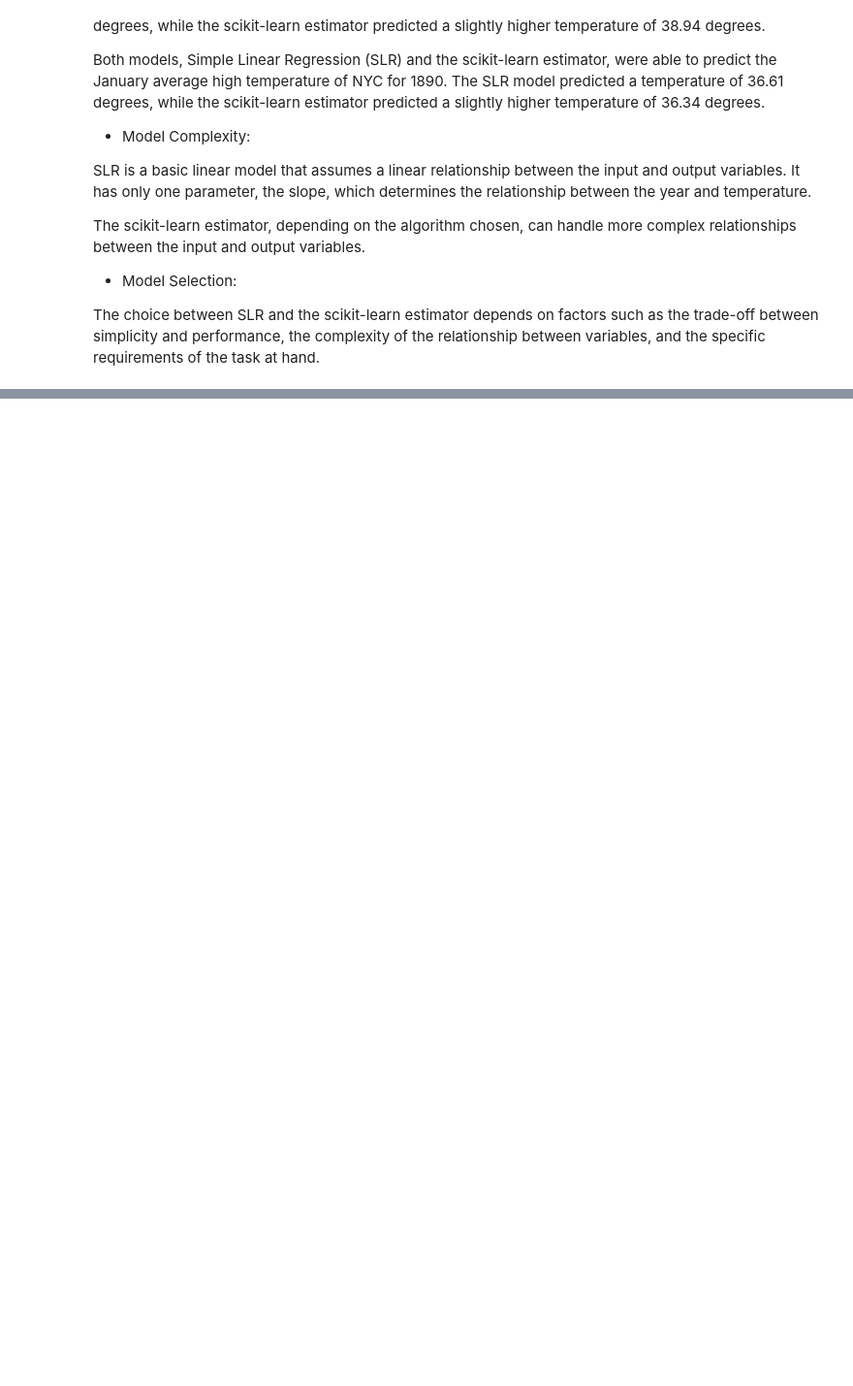
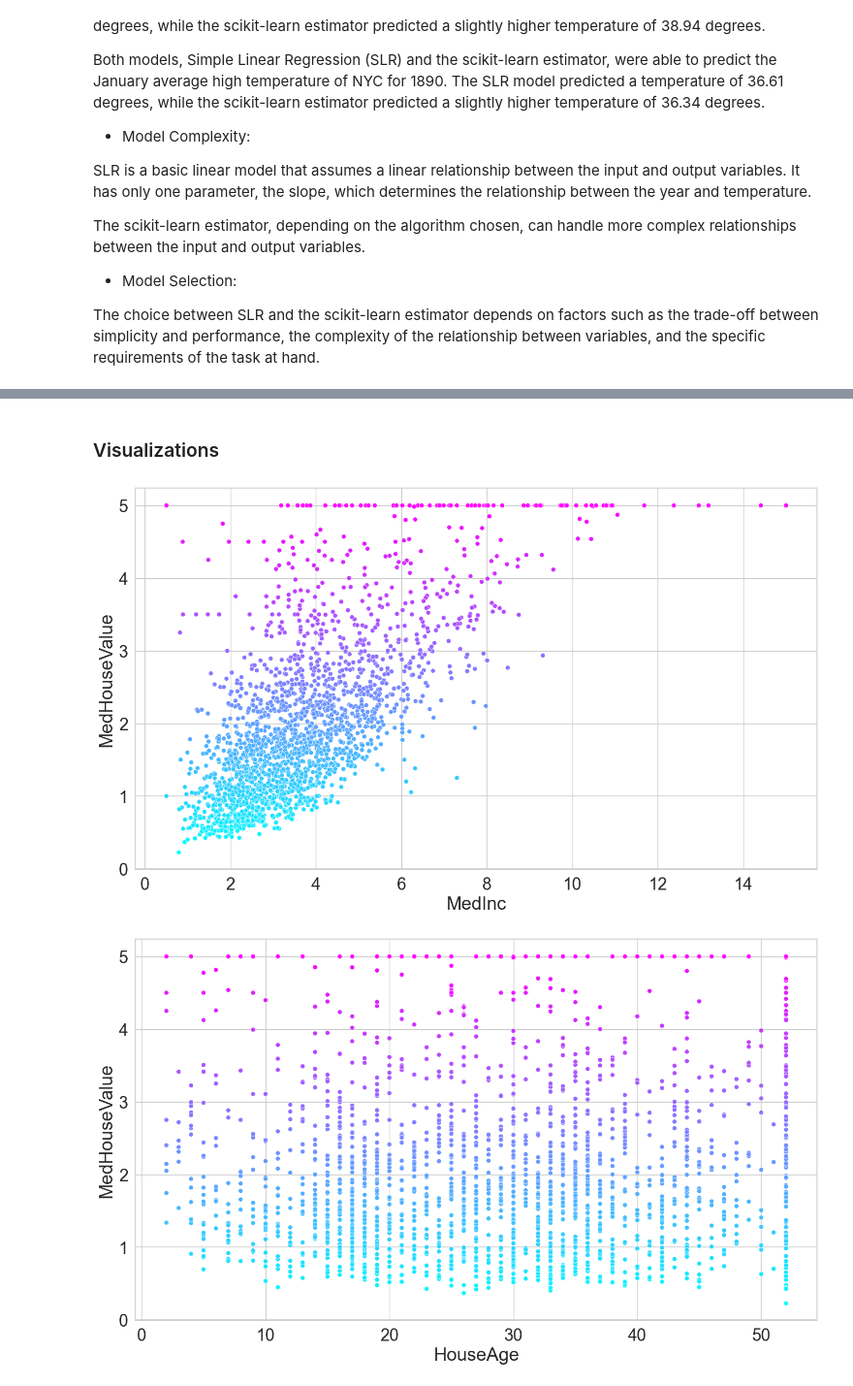
Before and after one commit to drodmay1/datafun-07-applied, a Jupyter notebook: david_ml.ipynb, the cells around one changed output, grey strips where cells are left out. Shown at 97% size. Drawn from its saved outputs; the diff is of its cells as text; code cells hidden in the pictures; blank space fills up the shorter version.

Commit message:
CA bonus project visuals added

```diff
--- a/david_ml.ipynb
+++ b/david_ml.ipynb
@@ -333,0 +389,21 @@ The choice between SLR and the scikit-learn estimator depends on factors such as
+# %%
+# Importing the pandas library as pd
+import pandas as pd
+
+# Setting the precision for float formatting to 4 decimal places
+pd.set_option('display.precision', 4)
+
+# Setting the maximum number of displayed columns to 9
+pd.set_option('display.max_columns', 9)
+
+# Setting the display width
+pd.set_option('display.width', None)
+
+# Creating a DataFrame from the California housing dataset features
+california_df = pd.DataFrame(california.data, columns=california.feature_names)
+
+# Adding a new column 'MedHouseValue' to the DataFrame containing the target values
+california_df['MedHouseValue'] = pd.Series(california.target)
+
+# Displaying the first few rows of the DataFrame
+california_df.head()
@@ -333,0 +430,25 @@ The choice between SLR and the scikit-learn estimator depends on factors such as
+# %% [markdown]
+### Visualizations
+# %%
+# Importing matplotlib and seaborn for data visualization
+import matplotlib.pyplot as plt
+import seaborn as sns
+
+# Creating a sample DataFrame by randomly selecting 10% of the rows from california_df
+sample_df = california_df.sample(frac=0.1, random_state=17)
+
+# Setting font scale and style for seaborn plots
+sns.set(font_scale=2)
+sns.set_style('whitegrid')
+
+# Creating scatter plots for each feature against the target variable 'MedHouseValue'
+for feature in california.feature_names:
+    # Creating a new figure with a specific size for each scatter plot
+    plt.figure(figsize=(16, 9))
+
+    # Generating scatter plot for the current feature
+    sns.scatterplot(data=sample_df, x=feature, y='MedHouseValue',
+                    hue='MedHouseValue', palette='cool', legend=False)
+# %% [output]
+[figure, added]
+[figure, added]
```
Also changed, not shown: parts of 12 cells of this notebook.
